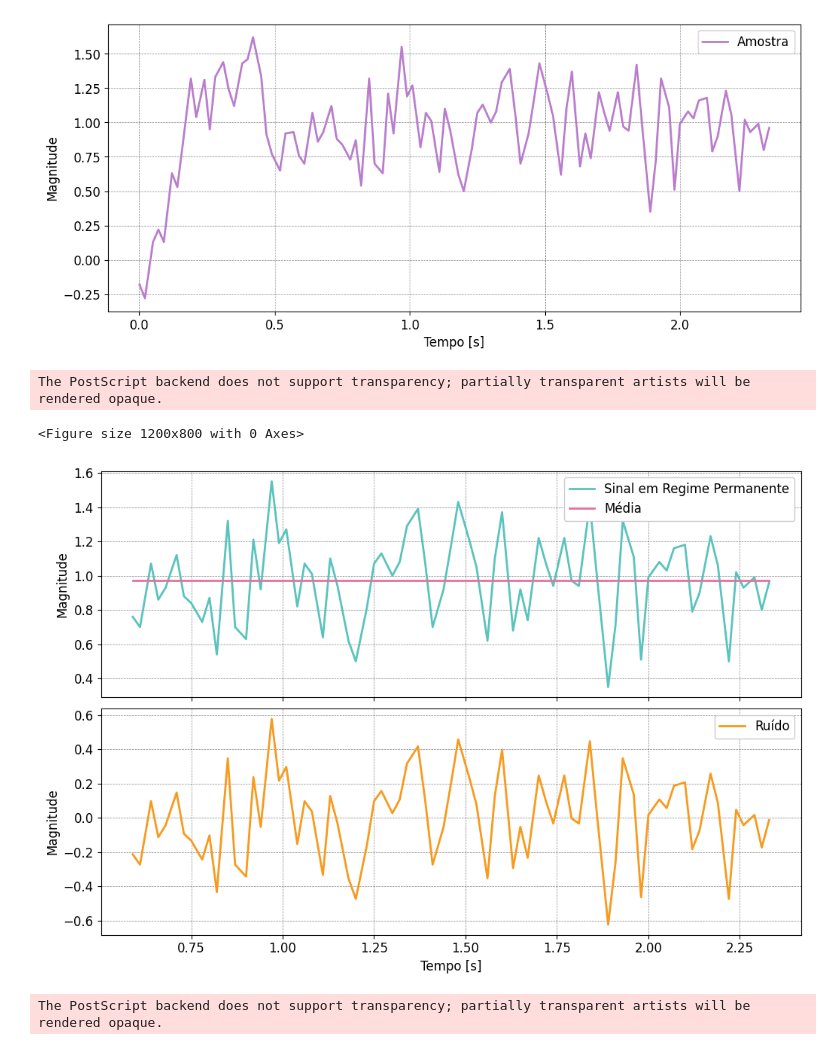
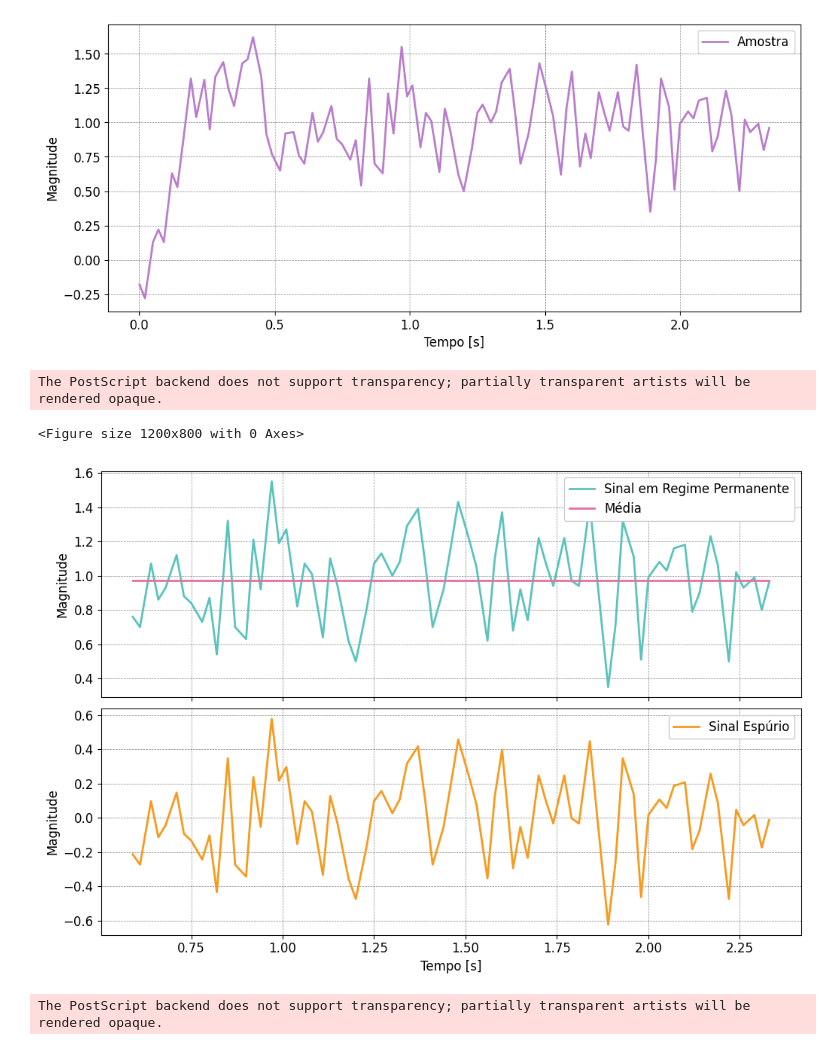
Before and after one commit to ErickNMA/Inst._Ind., a Jupyter notebook: Atividade_3/analise_sinal2.ipynb, the cells around one changed output. Cells and saved outputs as stored; diff of their text form; code cells hidden in the pictures.

```diff
--- a/Atividade_3/analise_sinal2.ipynb
+++ b/Atividade_3/analise_sinal2.ipynb
@@ -32,32 +32,32 @@ The PostScript backend does not support transparency; partially transparent arti
 # %%
 #Cropando o sinal após o transitório:
 dados = dados[int(len(dados)/4):]
 t = t[int(len(t)/4):]
 
 #Sinal excluindo a média:
 media = np.mean(dados)
 sig_noise = (dados-media)
 
 #Sinal com ruído em reginme permanente:
 plt.rcParams['figure.figsize'] = (12, 8)
 plt.figure(2)
 plt.subplots(2, 1, sharex=True)
 plt.subplots_adjust(hspace=0.05)
 plt.subplot(2, 1, 1)
 plt.plot(t, dados, color='C2', label='Sinal em Regime Permanente')
 plt.plot((t[0], t[-1]), (media, media), color='C1', label='Média')
 plt.ylabel('Magnitude')
 plt.legend()
 plt.subplot(2, 1, 2)
-plt.plot(t, sig_noise, color='C4', label='Ruído')
+plt.plot(t, sig_noise, color='C4', label='Sinal Espúrio')
 plt.ylabel('Magnitude')
 plt.xlabel('Tempo [s]')
 plt.legend()
 plt.savefig('curves/r2.eps', dpi=600, transparent=True, bbox_inches='tight')
 # %% [output]
 The PostScript backend does not support transparency; partially transparent artists will be rendered opaque.
 <Figure size 1200x800 with 0 Axes>
-[figure, old version]
+[figure, new version]
 # %%
 autcorr = signal.correlate(sig_noise, sig_noise)
 autcorr /= np.max(autcorr)
```
Also changed, not shown: 21 other files.
